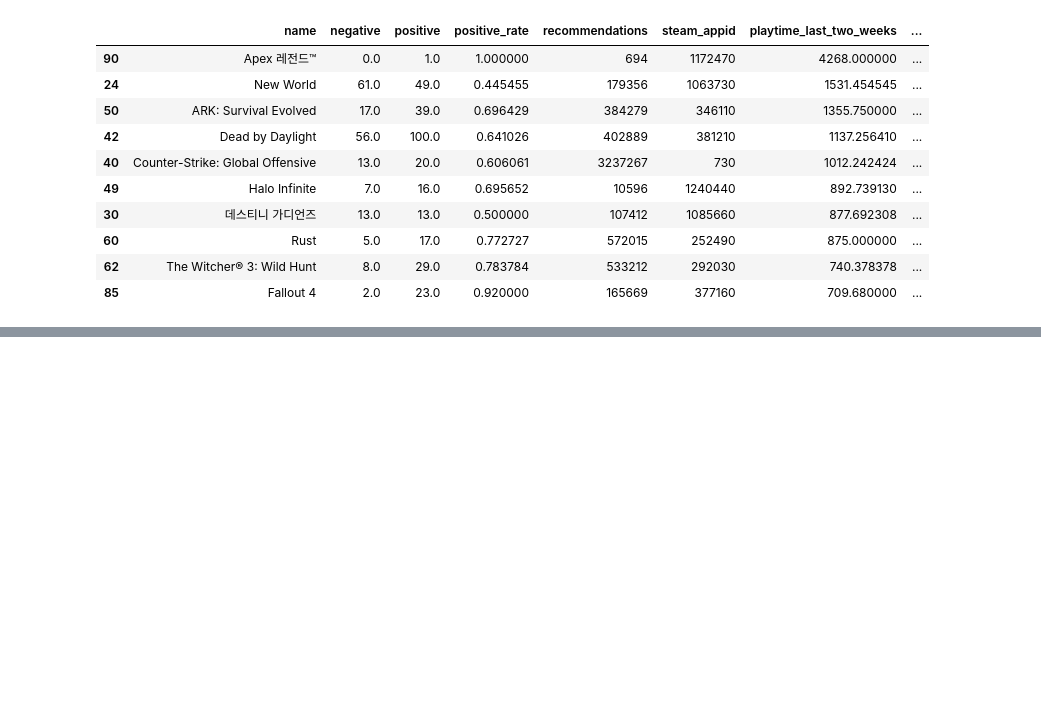
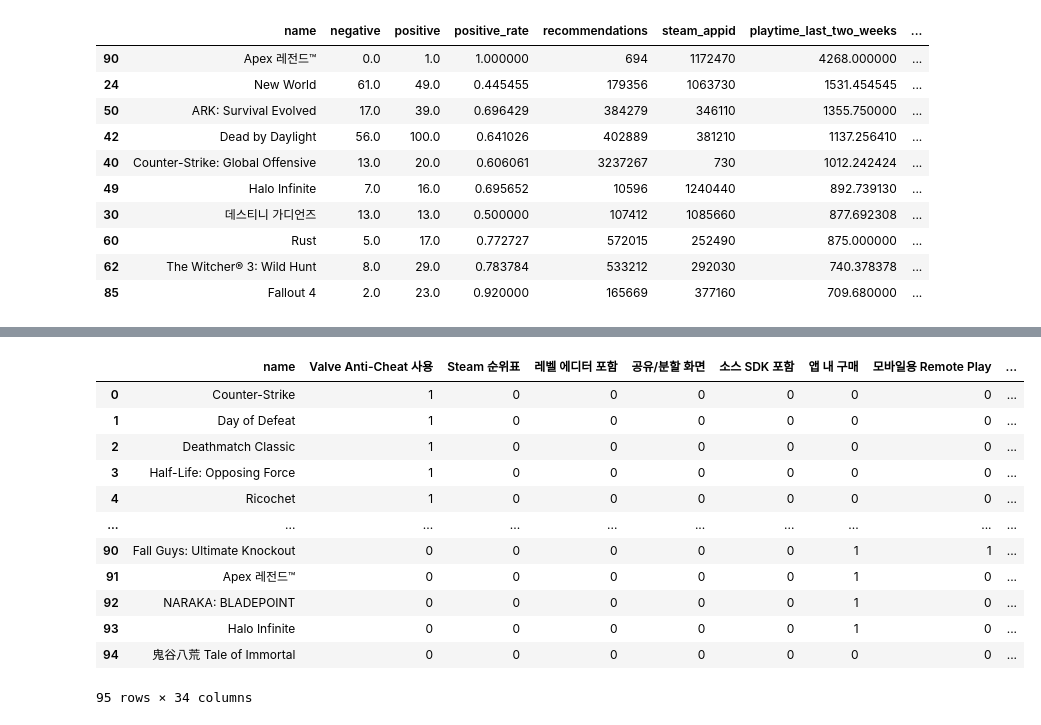
Before and after one commit to weejiwon-95/steamRecommendation, a Jupyter notebook: leanring/recommend.ipynb, the cells around one changed output, grey strips where cells are left out. Saved outputs shown, nothing was run; the diff lists cells and outputs as text; code cells hidden in the pictures; blank space fills up the shorter version.

```diff
--- a/leanring/recommend.ipynb
+++ b/leanring/recommend.ipynb
@@ -342,0 +483,6 @@ res[['name','playtime_last_two_weeks','playtime_forever']].sort_values(by=['play
+# %%
+category_type=set()
+for categories in text_data['categories'].values:
+    for category in categories.split(","):
+        category_type.add(category)
+category_type
@@ -342,0 +509,31 @@ res[['name','playtime_last_two_weeks','playtime_forever']].sort_values(by=['play
+# %%
+category_matrix = []
+for _, col in text_data[['name','categories']].iterrows():
+    gmae_category = col.categories.split(",")
+    category_one_hot = {'name':col['name']}
+
+    for category in category_type:
+        if category in gmae_category:
+            category_one_hot[category] = 1
+        else:
+            category_one_hot[category] = 0
+
+    category_matrix.append(category_one_hot)
+# %%
+one_hot_category_matrix = pd.DataFrame(category_matrix)
+# %%
+one_hot_category_matrix
+# %% [output]
+|  | name | Valve Anti-Cheat 사용 | Steam 순위표 | 레벨 에디터 포함 | 공유/분할 화면 | 소스 SDK 포함 | 앱 내 구매 | 모바일용 Remote Play | ... |
+| 0 | Counter-Strike | 1 | 0 | 0 | 0 | 0 | 0 | 0 | ... |
+| 1 | Day of Defeat | 1 | 0 | 0 | 0 | 0 | 0 | 0 | ... |
+| 2 | Deathmatch Classic | 1 | 0 | 0 | 0 | 0 | 0 | 0 | ... |
+| 3 | Half-Life: Opposing Force | 1 | 0 | 0 | 0 | 0 | 0 | 0 | ... |
+| 4 | Ricochet | 1 | 0 | 0 | 0 | 0 | 0 | 0 | ... |
+| ... | ... | ... | ... | ... | ... | ... | ... | ... | ... |
+| 90 | Fall Guys: Ultimate Knockout | 0 | 0 | 0 | 0 | 0 | 1 | 1 | ... |
+| 91 | Apex 레전드™ | 0 | 0 | 0 | 0 | 0 | 1 | 0 | ... |
+| 92 | NARAKA: BLADEPOINT | 0 | 0 | 0 | 0 | 0 | 1 | 0 | ... |
+| 93 | Halo Infinite | 0 | 0 | 0 | 0 | 0 | 1 | 0 | ... |
+| 94 | 鬼谷八荒 Tale of Immortal | 0 | 0 | 0 | 0 | 0 | 0 | 0 | ... |
+95 rows × 34 columns
```
Also changed, not shown: parts of 37 cells of this notebook.
